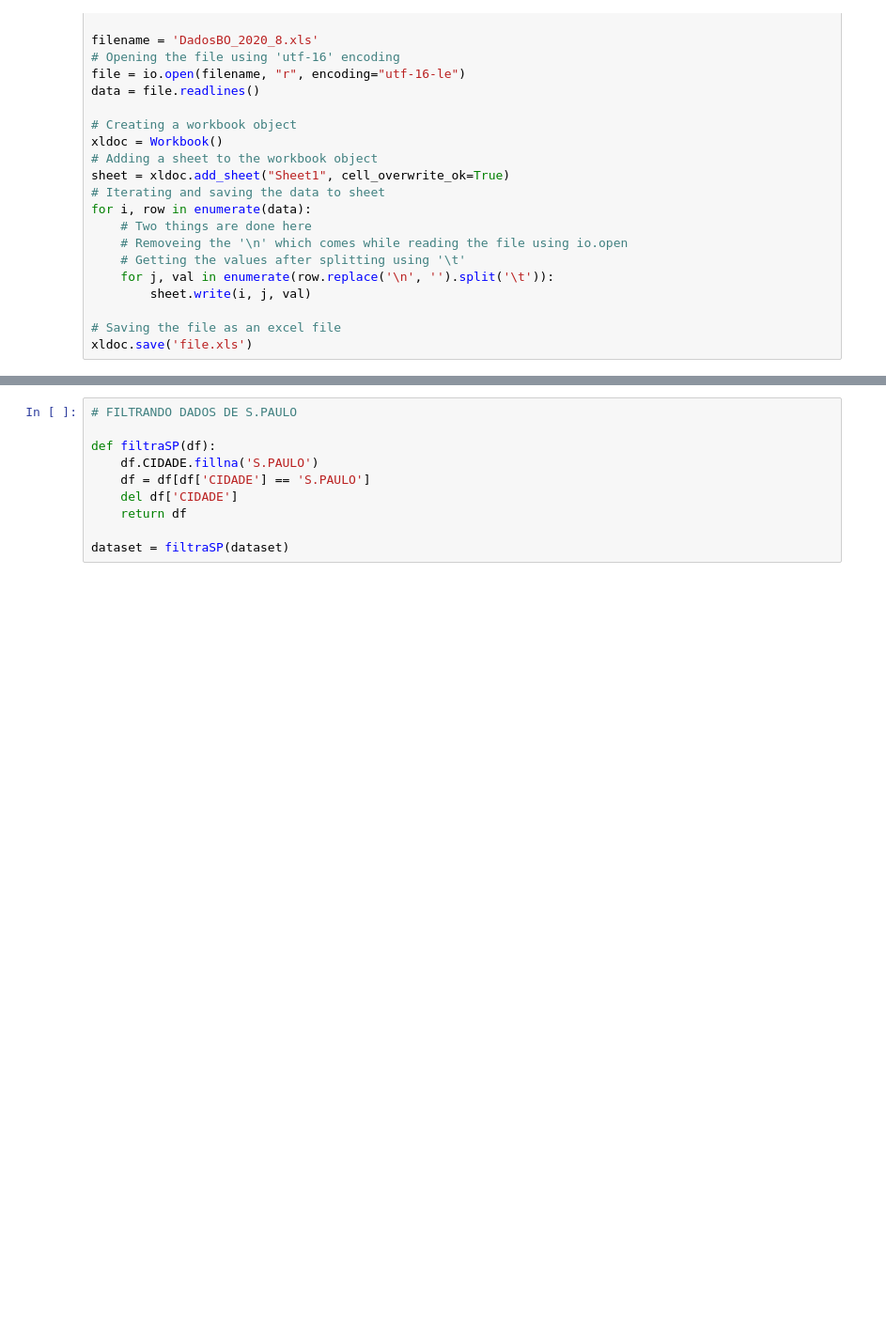
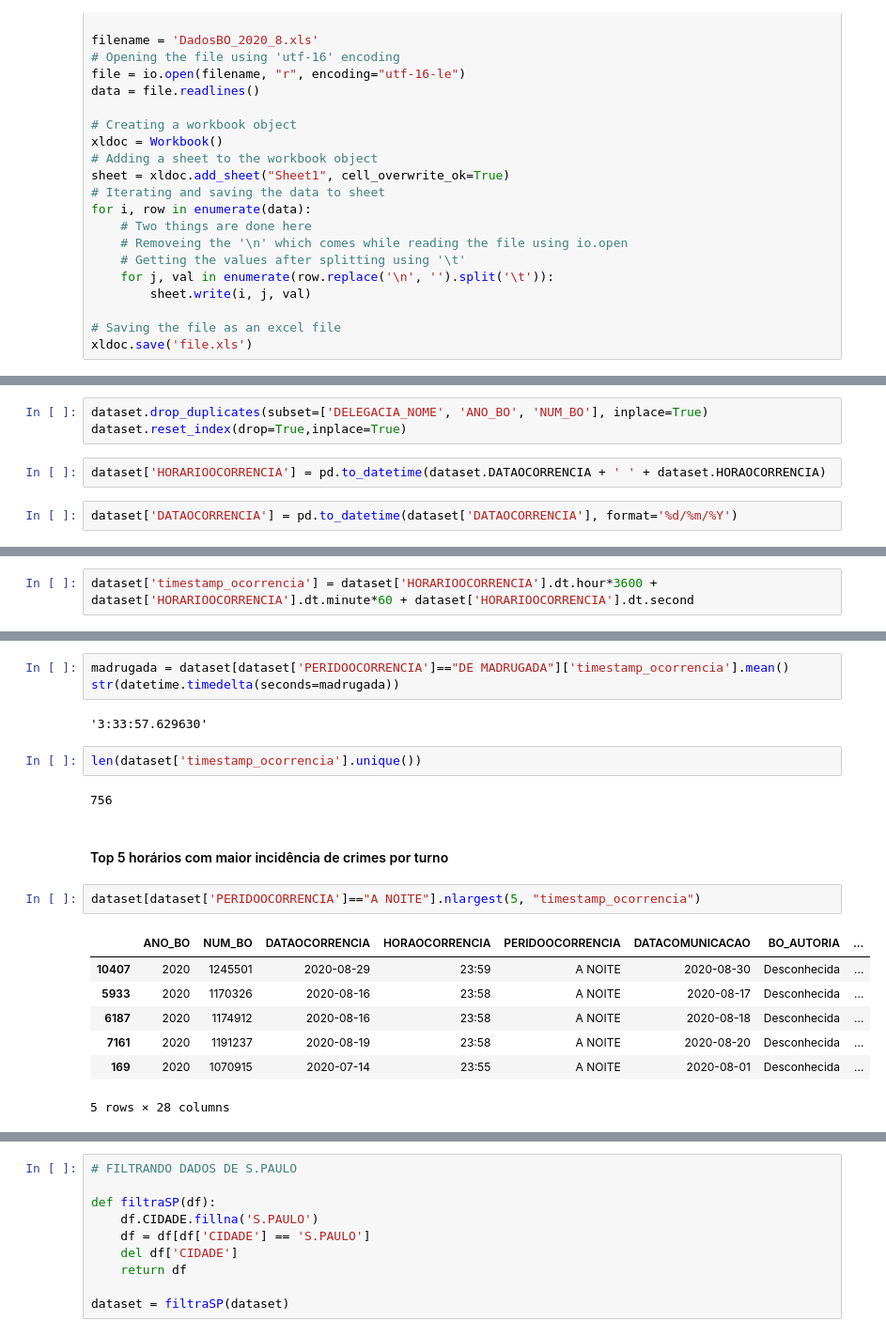
Before and after one commit to eversonm/mineracao-de-dados, a Jupyter notebook: roubo_celulares_SP.ipynb, the cells around one changed output, grey strips where cells are left out. Shown at 94% size. Saved outputs shown, nothing was run; the diff lists cells and outputs as text; blank space fills up the shorter version.

```diff
--- a/roubo_celulares_SP.ipynb
+++ b/roubo_celulares_SP.ipynb
@@ -83,0 +96,7 @@ dataset = pd.read_excel("file.xls", parse_dates=column_dates, usecols=columns, d
+# %%
+dataset.drop_duplicates(subset=['DELEGACIA_NOME', 'ANO_BO', 'NUM_BO'], inplace=True)
+dataset.reset_index(drop=True,inplace=True)
+# %%
+dataset['HORARIOOCORRENCIA'] = pd.to_datetime(dataset.DATAOCORRENCIA + ' ' + dataset.HORAOCORRENCIA)
+# %%
+dataset['DATAOCORRENCIA'] = pd.to_datetime(dataset['DATAOCORRENCIA'], format='%d/%m/%Y')
@@ -83,0 +144,2 @@ dataset = pd.read_excel("file.xls", parse_dates=column_dates, usecols=columns, d
+# %%
+dataset['timestamp_ocorrencia'] = dataset['HORARIOOCORRENCIA'].dt.hour*3600 + dataset['HORARIOOCORRENCIA'].dt.minute*60 + dataset['HORARIOOCORRENCIA'].dt.second
@@ -83,0 +164,21 @@ dataset = pd.read_excel("file.xls", parse_dates=column_dates, usecols=columns, d
+# %%
+madrugada = dataset[dataset['PERIDOOCORRENCIA']=="DE MADRUGADA"]['timestamp_ocorrencia'].mean()
+str(datetime.timedelta(seconds=madrugada))
+# %% [output]
+'3:33:57.629630'
+# %%
+len(dataset['timestamp_ocorrencia'].unique())
+# %% [output]
+756
+# %% [markdown]
+#### Top 5 horários com maior incidência de crimes por turno
+# %%
+dataset[dataset['PERIDOOCORRENCIA']=="A NOITE"].nlargest(5, "timestamp_ocorrencia")
+# %% [output]
+|  | ANO_BO | NUM_BO | DATAOCORRENCIA | HORAOCORRENCIA | PERIDOOCORRENCIA | DATACOMUNICACAO | BO_AUTORIA | ... |
+| 10407 | 2020 | 1245501 | 2020-08-29 | 23:59 | A NOITE | 2020-08-30 | Desconhecida | ... |
+| 5933 | 2020 | 1170326 | 2020-08-16 | 23:58 | A NOITE | 2020-08-17 | Desconhecida | ... |
+| 6187 | 2020 | 1174912 | 2020-08-16 | 23:58 | A NOITE | 2020-08-18 | Desconhecida | ... |
+| 7161 | 2020 | 1191237 | 2020-08-19 | 23:58 | A NOITE | 2020-08-20 | Desconhecida | ... |
+| 169 | 2020 | 1070915 | 2020-07-14 | 23:55 | A NOITE | 2020-08-01 | Desconhecida | ... |
+5 rows × 28 columns
```
Also changed, not shown: parts of 53 cells of this notebook.
